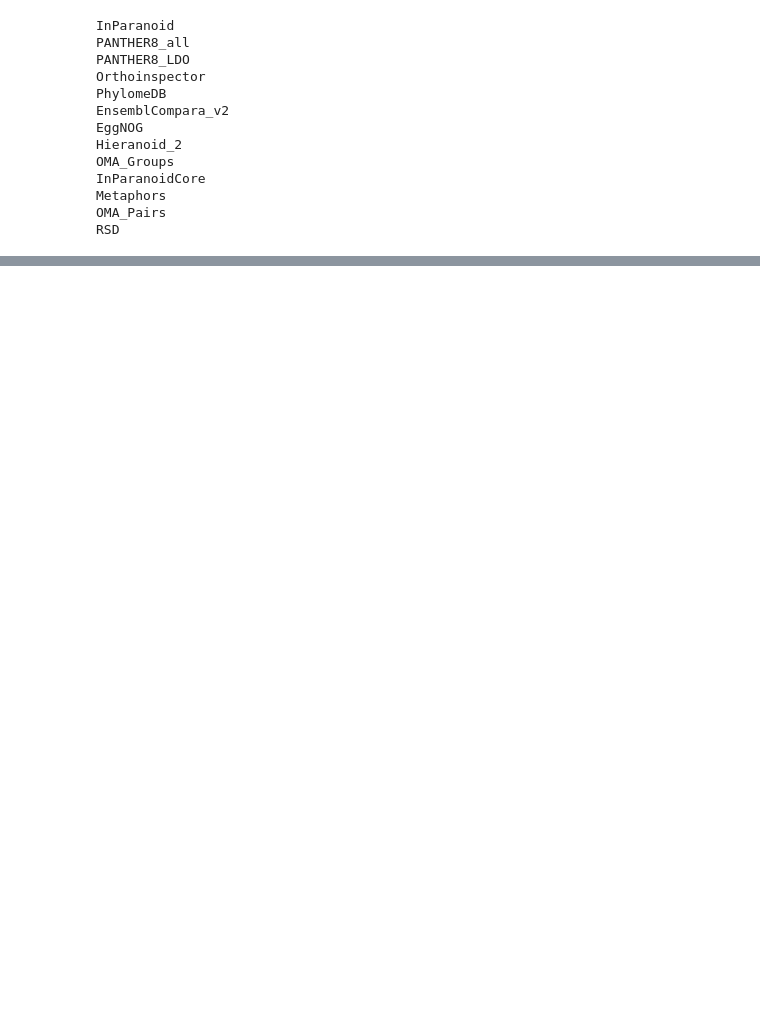
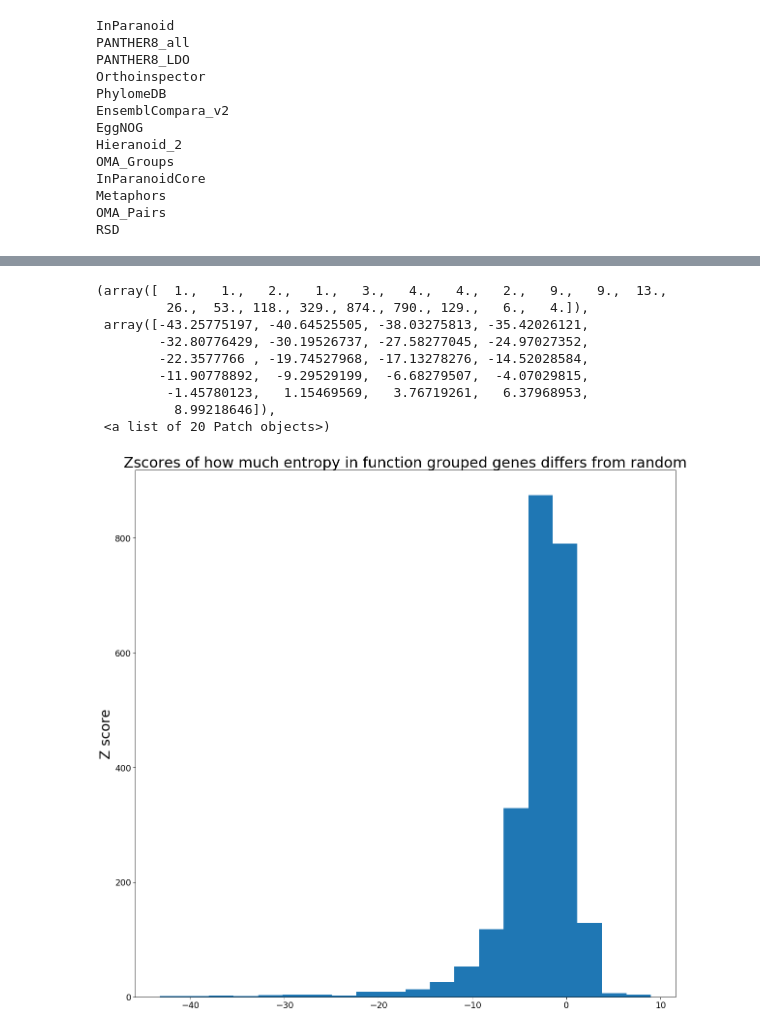
Before and after one commit to angwhen/geneage, a Jupyter notebook: Entropy among all datasets for each func group.ipynb, the cells around one changed output, grey strips where cells are left out. Cells and saved outputs as stored; diff of their text form; code cells hidden in the pictures; blank space fills up the shorter version.

```diff
--- a/Entropy among all datasets for each func group.ipynb
+++ b/Entropy among all datasets for each func group.ipynb
@@ -127,0 +205,15 @@ plt.show()
+# %%
+plt.ylabel("Z score", fontsize=28)
+plt.title("Zscores of how much entropy in function grouped genes differs from random", fontsize=30)
+plt.hist(zscore_list,bins=20 )
+# %% [output]
+(array([  1.,   1.,   2.,   1.,   3.,   4.,   4.,   2.,   9.,   9.,  13.,
+         26.,  53., 118., 329., 874., 790., 129.,   6.,   4.]),
+ array([-43.25775197, -40.64525505, -38.03275813, -35.42026121,
+        -32.80776429, -30.19526737, -27.58277045, -24.97027352,
+        -22.3577766 , -19.74527968, -17.13278276, -14.52028584,
+        -11.90778892,  -9.29529199,  -6.68279507,  -4.07029815,
+         -1.45780123,   1.15469569,   3.76719261,   6.37968953,
+          8.99218646]),
+ <a list of 20 Patch objects>)
+[figure, added]
```
Also changed, not shown: parts of 11 cells of this notebook.
